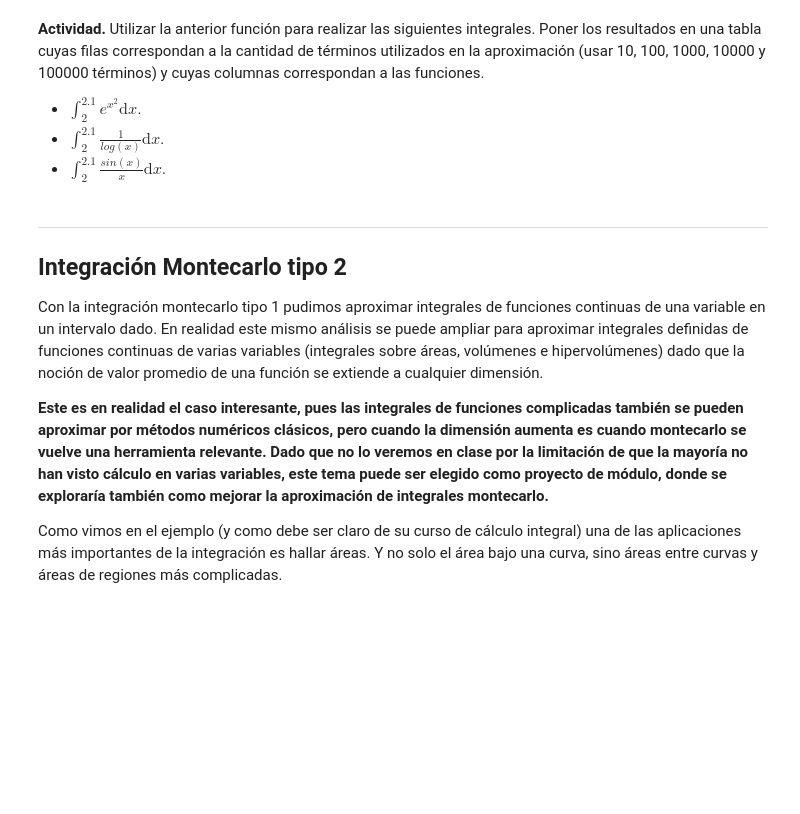
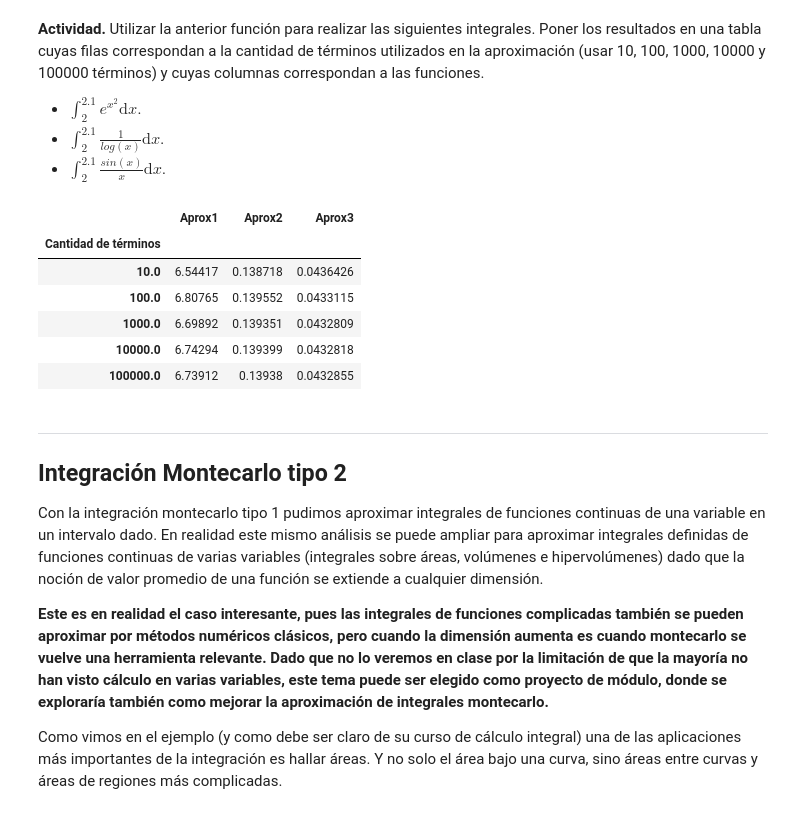
Before and after one commit to zapatacc/SimMat2019-1, a Jupyter notebook: Modulo2/Clase10_IntegracionMontecarlo.ipynb, the cells around one changed output. Cells and saved outputs as stored; diff of their text form; code cells hidden in the pictures; blank space fills up the shorter version.

```diff
--- a/Modulo2/Clase10_IntegracionMontecarlo.ipynb
+++ b/Modulo2/Clase10_IntegracionMontecarlo.ipynb
@@ -88,6 +125,8 @@ En este caso necesitamos $N$ números aleatorios uniformemente distribuidos...
 # %%
 # Número de puntos par aproximar
-
+N = 10000
 # Secuencia de N números aleatorios entre 0 y 1
-
+u = np.random.rand(N)
 # Aproximación del área
+AD_aprox = np.mean((u-2)**2)
+AD_aprox
@@ -105,8 +147,16 @@ Hagamos una tabla viendo:
 # %%
 # Valor exacto del area AD
-
+AD = 7/3
 # Cantidades de términos 10, 100, ..., 10**7 (numpy.logspace)
-
+N = np.logspace(1,7,7)
 # Crear un DataFrame cuyo índice sea la cantidad de términos
 # y sus columnas sean el valor aproximado de la integral y
 # el error absoluto
+tabla = pd.DataFrame(index=N,columns=['Aproximación','Error'])
+
+for n in N:
+    u = np.random.rand(n.astype(int))
+    tabla.loc[n,'Aproximación'] = np.mean((u-2)**2)
+
+tabla['Error'] = np.abs(tabla['Aproximación']-AD)
+tabla
@@ -148,3 +205,8 @@ y que devuelva la aproximación montecarlo tipo 1 de la integral $\int_{a}^{b}f(
+# %%
+# Escribir la función acá
+def montecarlo1(f,a,b,N):
+    u = (b-a)*np.random.rand(N) + a
+    return (b-a)*np.mean(f(u))
 # %% [markdown]
 **Actividad.** Utilizar la anterior función para realizar las siguientes integrales. Poner los resultados en una tabla cuyas filas correspondan a la cantidad de términos utilizados en la aproximación (usar 10, 100, 1000, 10000 y 100000 términos) y cuyas columnas correspondan a las funciones.
 - $\int_{2}^{2.1} e^{x^2}\text{d}x$.
@@ -153,12 +215,36 @@ y que devuelva la aproximación montecarlo tipo 1 de la integral $\int_{a}^{b}f(
 # %%
 # Resolver
 # 1. Definir las funciones que vamos a integrar
-
+def f1(x):
+    return np.exp(x**2)
+def f2(x):
+    return 1/np.log(x)
+def f3(x):
+    return np.sin(x)/x
 
 # 2. Definimos los limites de integracion
-
+a,b = 2,2.1
 
 # 3. Definimos cantidades de terminos
+N = np.logspace(1,5,5)
+# %%
+tabla2 = pd.DataFrame(index=N, columns = ['Aprox1','Aprox2','Aprox3'])
+tabla2.index.name = 'Cantidad de términos'
+
+for n in N:
+    tabla2.loc[n,'Aprox1'] = montecarlo1(f1,a,b,n.astype(int))
+    tabla2.loc[n,'Aprox2'] = montecarlo1(f2,a,b,n.astype(int))
+    tabla2.loc[n,'Aprox3'] = montecarlo1(f3,a,b,n.astype(int))
+
+tabla2
+# %% [output]
+|  | Aprox1 | Aprox2 | Aprox3 |
+| Cantidad de términos |  |  |  |
+| 10.0 | 6.54417 | 0.138718 | 0.0436426 |
+| 100.0 | 6.80765 | 0.139552 | 0.0433115 |
+| 1000.0 | 6.69892 | 0.139351 | 0.0432809 |
+| 10000.0 | 6.74294 | 0.139399 | 0.0432818 |
+| 100000.0 | 6.73912 | 0.13938 | 0.0432855 |
 # %% [markdown]
 ___
 ## Integración Montecarlo tipo 2
```
Also changed, not shown: parts of 23 cells of this notebook.
